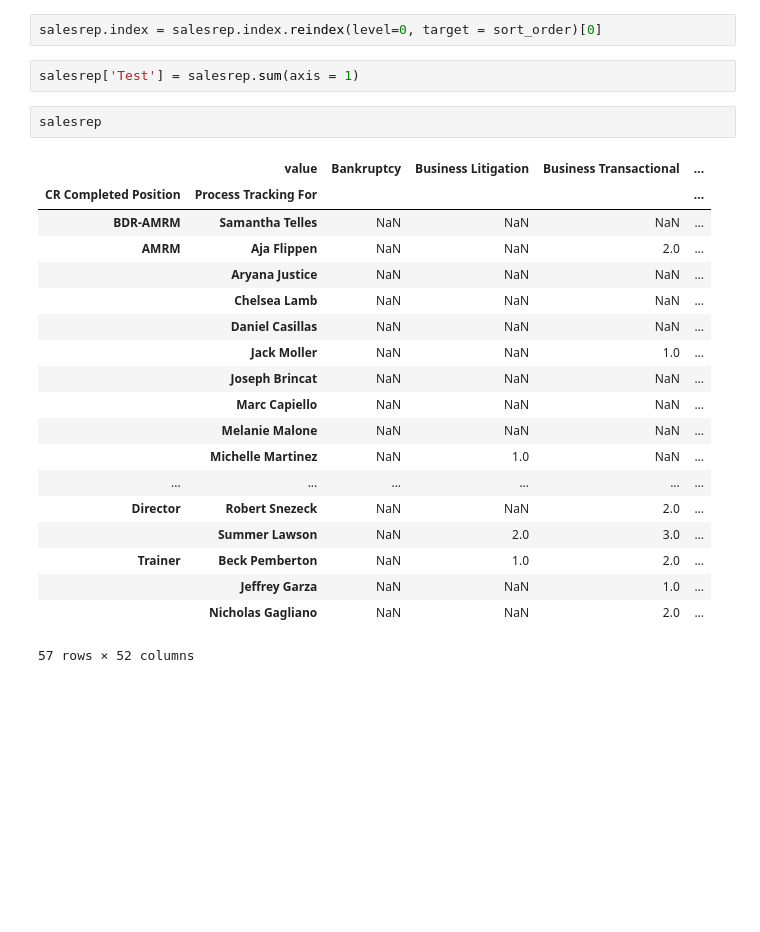
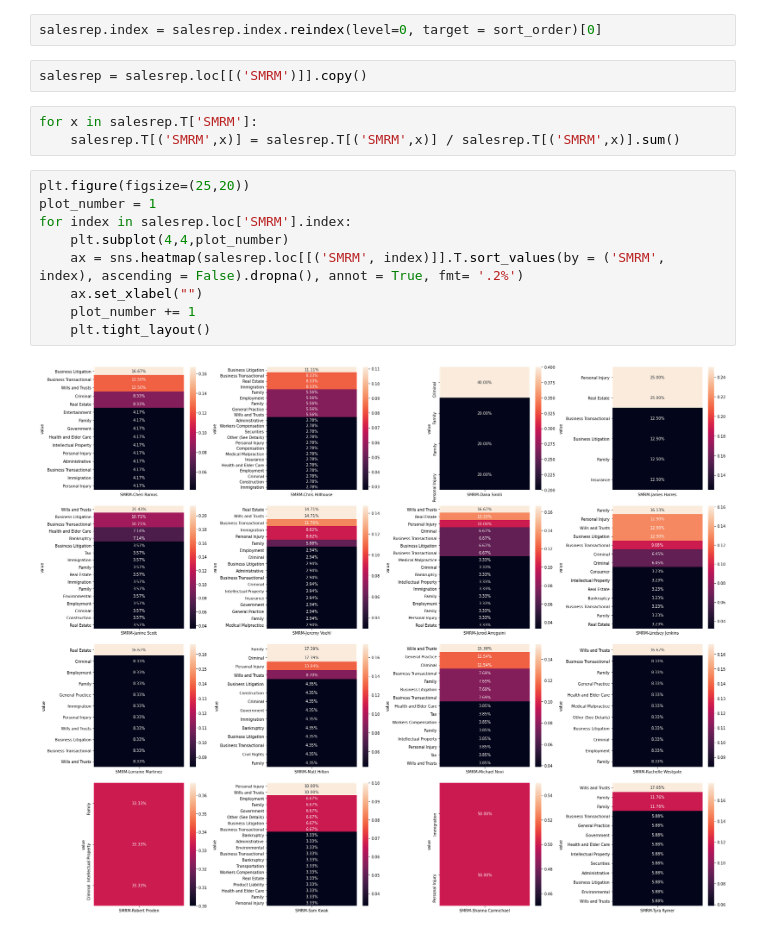
Before and after one commit to rapiinel/sales_rep_lead_preference, a Jupyter notebook: Sales Rep Lead Preference.ipynb, the cells around one changed output. Drawn from its saved outputs; the diff is of its cells as text; blank space fills up the shorter version.

```diff
--- a/Sales Rep Lead Preference.ipynb
+++ b/Sales Rep Lead Preference.ipynb
@@ -290,27 +304,19 @@ salesrep['CR Completed Position'] = salesrep.apply(lambda x: position_mapping[x[
 salesrep = salesrep.pivot_table(index = ['CR Completed Position', 'Process Tracking For'], columns = 'value', values = 'Stage', aggfunc = 'count')
 # %%
 salesrep.index = salesrep.index.reindex(level=0, target = sort_order)[0]
-# %%
-salesrep['Test'] = salesrep.sum(axis = 1)
-# %%
-salesrep
-# %% [output]
-|  | value | Bankruptcy | Business Litigation | Business Transactional | ... |
-| CR Completed Position | Process Tracking For |  |  |  | ... |
-| BDR-AMRM | Samantha Telles | NaN | NaN | NaN | ... |
-| AMRM | Aja Flippen | NaN | NaN | 2.0 | ... |
-|  | Aryana Justice | NaN | NaN | NaN | ... |
-|  | Chelsea Lamb | NaN | NaN | NaN | ... |
-|  | Daniel Casillas | NaN | NaN | NaN | ... |
-|  | Jack Moller | NaN | NaN | 1.0 | ... |
-|  | Joseph Brincat | NaN | NaN | NaN | ... |
-|  | Marc Capiello | NaN | NaN | NaN | ... |
-|  | Melanie Malone | NaN | NaN | NaN | ... |
-|  | Michelle Martinez | NaN | 1.0 | NaN | ... |
-| ... | ... | ... | ... | ... | ... |
-| Director | Robert Snezeck | NaN | NaN | 2.0 | ... |
-|  | Summer Lawson | NaN | 2.0 | 3.0 | ... |
-| Trainer | Beck Pemberton | NaN | 1.0 | 2.0 | ... |
-|  | Jeffrey Garza | NaN | NaN | 1.0 | ... |
-|  | Nicholas Gagliano | NaN | NaN | 2.0 | ... |
-57 rows × 52 columns
+# %%
+salesrep = salesrep.loc[[('SMRM')]].copy()
+# %%
+for x in salesrep.T['SMRM']:
+    salesrep.T[('SMRM',x)] = salesrep.T[('SMRM',x)] / salesrep.T[('SMRM',x)].sum()
+# %%
+plt.figure(figsize=(25,20))
+plot_number = 1
+for index in salesrep.loc['SMRM'].index:
+    plt.subplot(4,4,plot_number)
+    ax = sns.heatmap(salesrep.loc[[('SMRM', index)]].T.sort_values(by = ('SMRM', index), ascending = False).dropna(), annot = True, fmt= '.2%')
+    ax.set_xlabel("")
+    plot_number += 1
+    plt.tight_layout()
+# %% [output]
+[figure, added]
```
Also changed, not shown: parts of 12 cells of this notebook.
